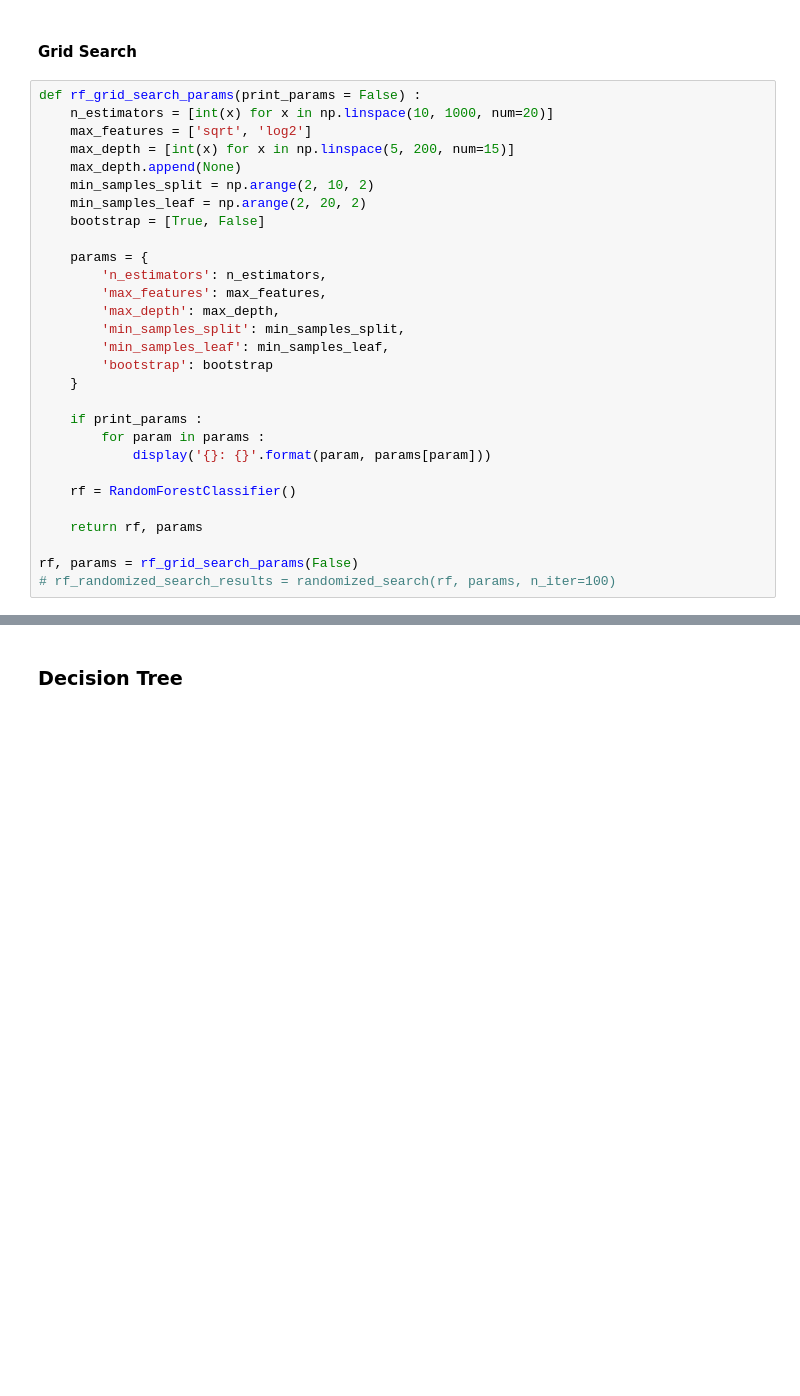
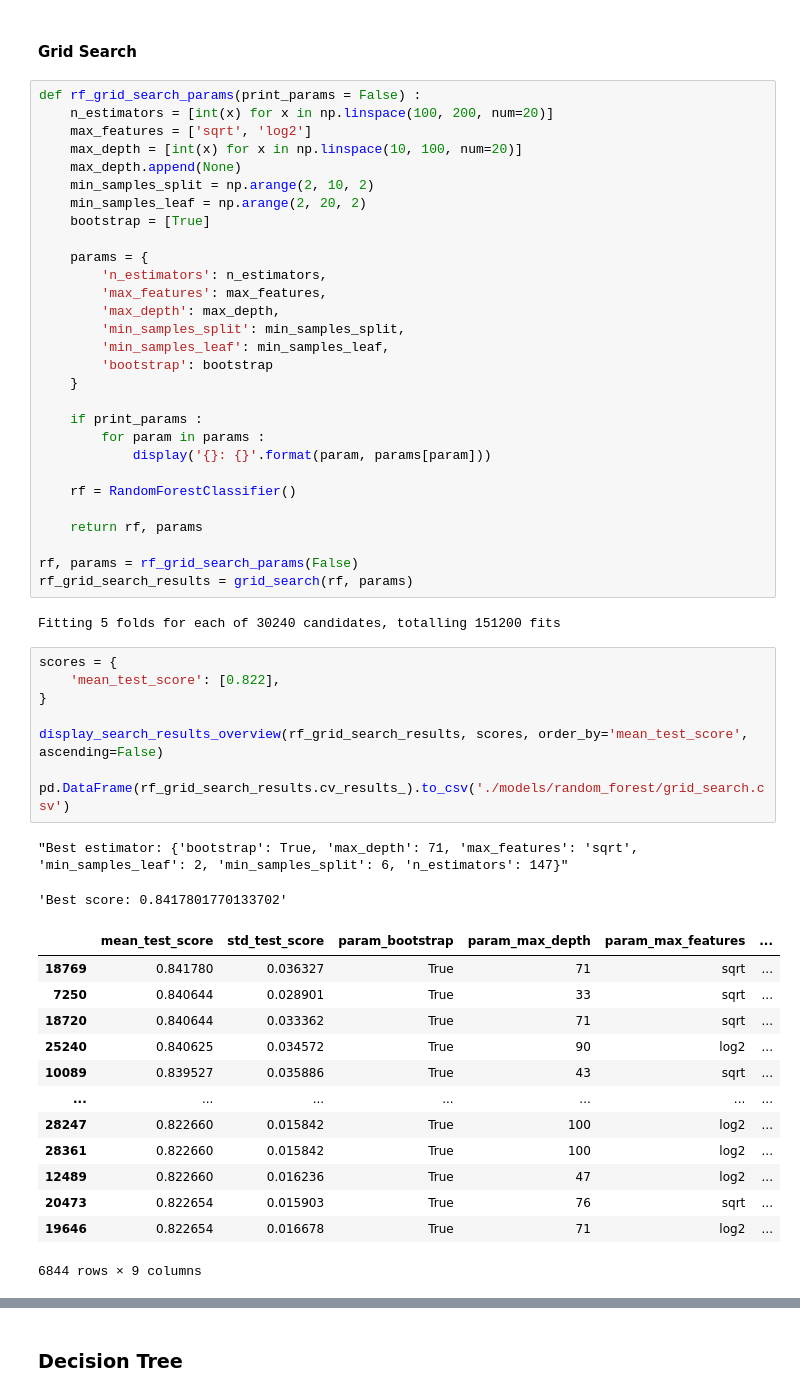
Before and after one commit to LucasSchurer/Titanic, a Jupyter notebook: titanic.ipynb, the cells around one changed output, grey strips where cells are left out. Drawn from its saved outputs; the diff is of its cells as text; blank space fills up the shorter version.

```diff
--- a/titanic.ipynb
+++ b/titanic.ipynb
@@ -430,13 +476,13 @@ display_search_results_overview(rf_randomized_search_results, scores, order_by='
 #### Grid Search
 # %%
 def rf_grid_search_params(print_params = False) :
-    n_estimators = [int(x) for x in np.linspace(10, 1000, num=20)]
+    n_estimators = [int(x) for x in np.linspace(100, 200, num=20)]
     max_features = ['sqrt', 'log2']
-    max_depth = [int(x) for x in np.linspace(5, 200, num=15)]
+    max_depth = [int(x) for x in np.linspace(10, 100, num=20)]
     max_depth.append(None)
     min_samples_split = np.arange(2, 10, 2)
     min_samples_leaf = np.arange(2, 20, 2)
-    bootstrap = [True, False]
+    bootstrap = [True]
 
     params = {
         'n_estimators': n_estimators,
@@ -456,5 +502,31 @@ def rf_grid_search_params(print_params = False) :
     return rf, params
 
 rf, params = rf_grid_search_params(False)
-# rf_randomized_search_results = randomized_search(rf, params, n_iter=100)
+rf_grid_search_results = grid_search(rf, params)
+# %% [output]
+Fitting 5 folds for each of 30240 candidates, totalling 151200 fits
+# %%
+scores = {
+    'mean_test_score': [0.822],
+}
+
+display_search_results_overview(rf_grid_search_results, scores, order_by='mean_test_score', ascending=False)
+
+pd.DataFrame(rf_grid_search_results.cv_results_).to_csv('./models/random_forest/grid_search.csv')
+# %% [output]
+"Best estimator: {'bootstrap': True, 'max_depth': 71, 'max_features': 'sqrt', 'min_samples_leaf': 2, 'min_samples_split': 6, 'n_estimators': 147}"
+'Best score: 0.8417801770133702'
+|  | mean_test_score | std_test_score | param_bootstrap | param_max_depth | param_max_features | ... |
+| 18769 | 0.841780 | 0.036327 | True | 71 | sqrt | ... |
+| 7250 | 0.840644 | 0.028901 | True | 33 | sqrt | ... |
+| 18720 | 0.840644 | 0.033362 | True | 71 | sqrt | ... |
+| 25240 | 0.840625 | 0.034572 | True | 90 | log2 | ... |
+| 10089 | 0.839527 | 0.035886 | True | 43 | sqrt | ... |
+| ... | ... | ... | ... | ... | ... | ... |
+| 28247 | 0.822660 | 0.015842 | True | 100 | log2 | ... |
+| 28361 | 0.822660 | 0.015842 | True | 100 | log2 | ... |
+| 12489 | 0.822660 | 0.016236 | True | 47 | log2 | ... |
+| 20473 | 0.822654 | 0.015903 | True | 76 | sqrt | ... |
+| 19646 | 0.822654 | 0.016678 | True | 71 | log2 | ... |
+6844 rows × 9 columns
 # %%
```
Also changed, not shown: parts of 14 cells of this notebook, 3 other files.
